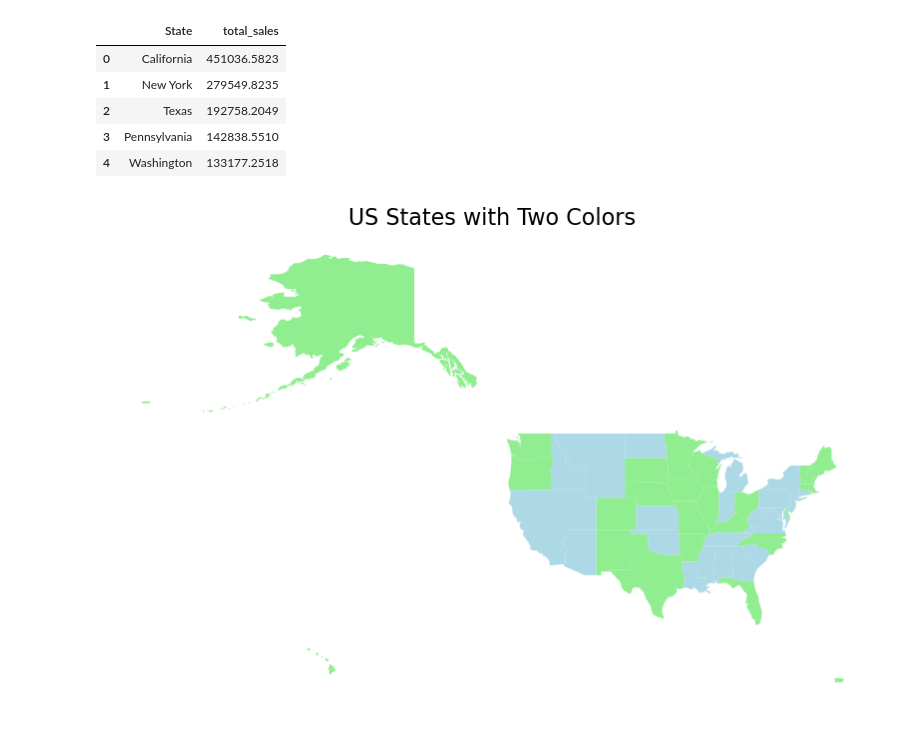
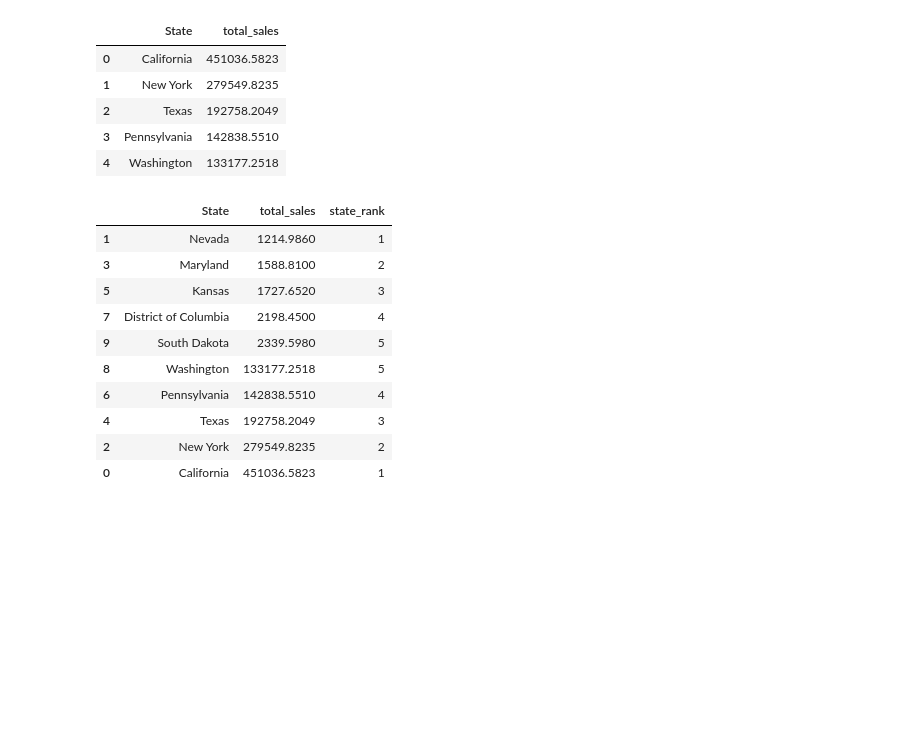
Before and after one commit to Rojhak/BI_analysis, a Jupyter notebook: eda_superstore.ipynb, the cells around one changed output. Drawn from its saved outputs; the diff is of its cells as text; code cells hidden in the pictures; blank space fills up the shorter version.

```diff
--- a/eda_superstore.ipynb
+++ b/eda_superstore.ipynb
@@ -56,29 +56,3 @@ pd.read_sql(most_sales,conn)
 | 2 | Texas | 192758.2049 |
 | 3 | Pennsylvania | 142838.5510 |
 | 4 | Washington | 133177.2518 |
-# %%
-import geopandas as gpd
-import matplotlib.pyplot as plt
-
-# Load world data from Geopandas and filter only the USA
-world = gpd.read_file(gpd.datasets.get_path('naturalearth_lowres'))
-usa = world[world['iso_a3'] == 'USA']
-
-# Load US states from a built-in dataset in Geopandas (you might need to load from shapefiles if needed)
-# Geopandas does not have a built-in states dataset, but you can use a shapefile for US states
-states = gpd.read_file('https://raw.githubusercontent.com/PublicaMundi/MappingAPI/master/data/geojson/us-states.json')
-
-# Plot the states with two alternating colors
-fig, ax = plt.subplots(figsize=(10, 8))
-
-# Apply alternating colors using 'facecolor'
-states.plot(ax=ax, color=['lightblue' if i % 2 == 0 else 'lightgreen' for i in range(len(states))])
-
-# Set title and remove axes for better aesthetics
-ax.set_title('US States with Two Colors', fontsize=16)
-ax.set_axis_off()  # Remove axes
-
-# Show the plot
-plt.show()
-# %% [output]
-[figure, removed]
@@ -84,0 +105,16 @@ plt.show()
+# %%
+most_least_sales=most_least_sales.sort_values(by="total_sales")
+sales_data= most_least_sales
+sales_data
+# %% [output]
+|  | State | total_sales | state_rank |
+| 1 | Nevada | 1214.9860 | 1 |
+| 3 | Maryland | 1588.8100 | 2 |
+| 5 | Kansas | 1727.6520 | 3 |
+| 7 | District of Columbia | 2198.4500 | 4 |
+| 9 | South Dakota | 2339.5980 | 5 |
+| 8 | Washington | 133177.2518 | 5 |
+| 6 | Pennsylvania | 142838.5510 | 4 |
+| 4 | Texas | 192758.2049 | 3 |
+| 2 | New York | 279549.8235 | 2 |
+| 0 | California | 451036.5823 | 1 |
```
Also changed, not shown: parts of 3 cells of this notebook.
